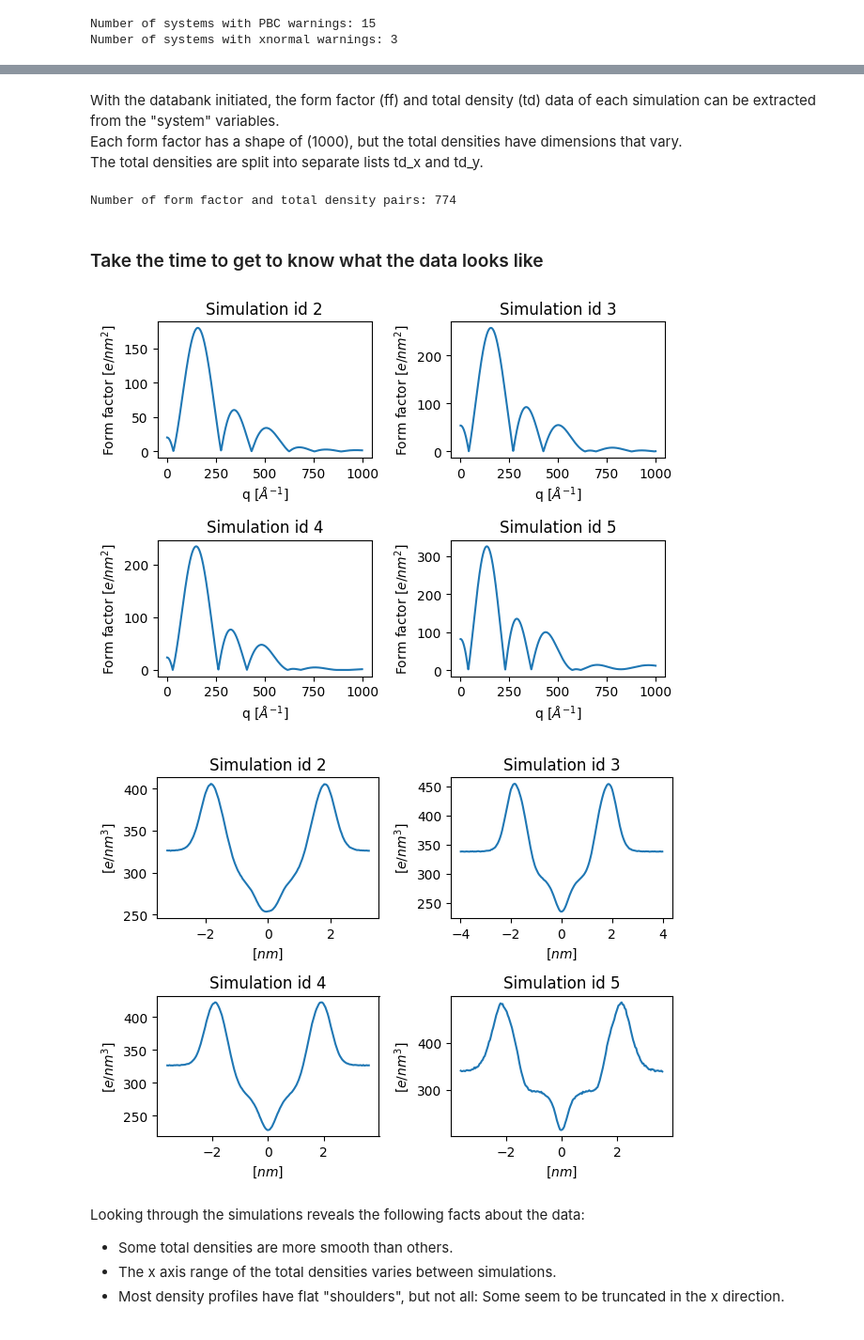
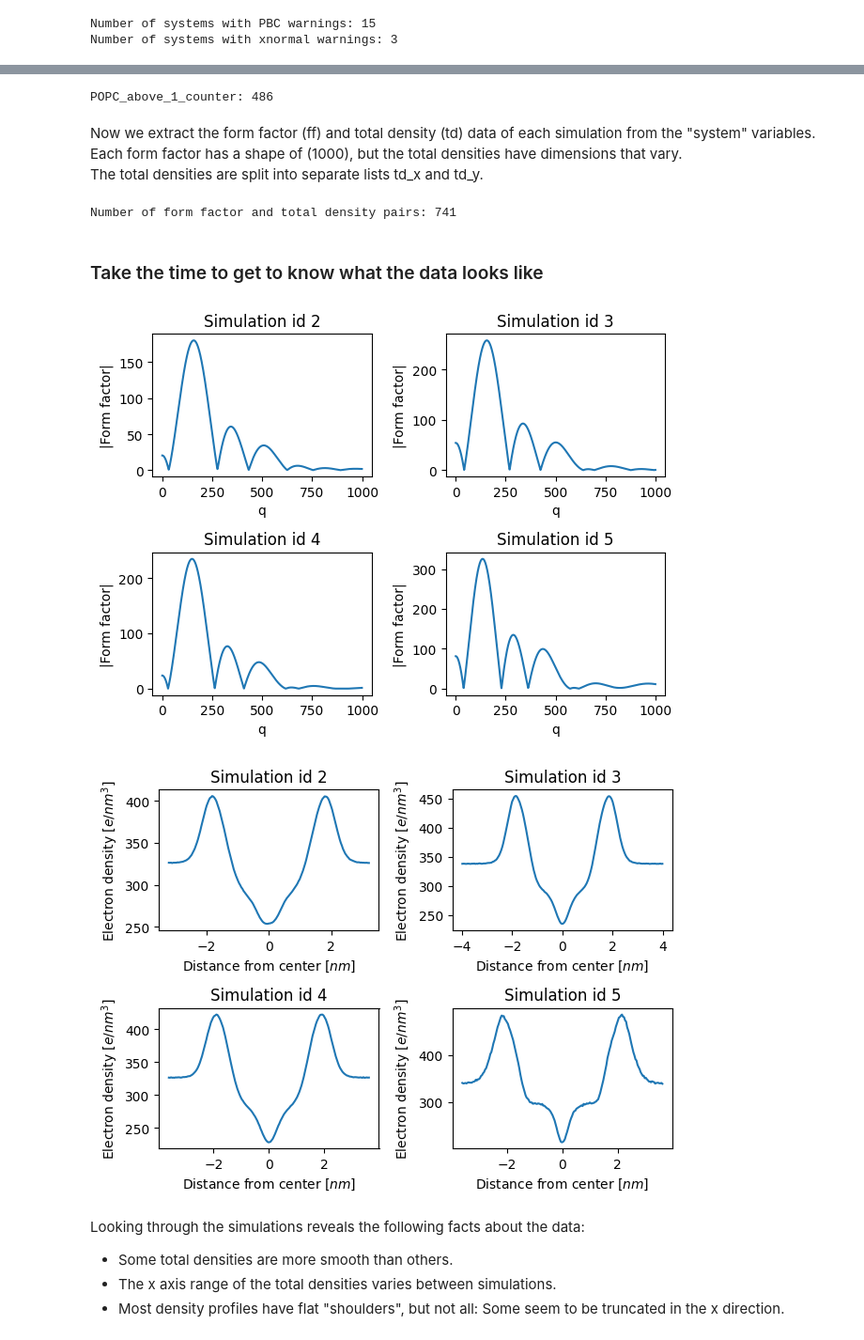
Before and after one commit to yetulaxman/databank-template, a Jupyter notebook: scripts/FormFactor_to_TotalDensity_model_training_walkthrough.ipynb, the cells around one changed output, grey strips where cells are left out. Shown at 94% size. Drawn from its saved outputs; the diff is of its cells as text; code cells hidden in the pictures.

Commit message:
Exclude on water lipid ratio

```diff
--- a/scripts/FormFactor_to_TotalDensity_model_training_walkthrough.ipynb
+++ b/scripts/FormFactor_to_TotalDensity_model_training_walkthrough.ipynb
@@ -83,5 +105,18 @@ Number of systems with xnormal warnings: 3
+# %%
+# POPC (This is currently not used for exclusion)
+POPC_above_1_counter = 0
+for system in systems:
+    POPC = getPOPC(system, databankPath)
+    if POPC is not None:
+        #print(POPC)
+        pass
+    if POPC is None or POPC > 1:
+        POPC_above_1_counter += 1
+print("POPC_above_1_counter:", POPC_above_1_counter)
+# %% [output]
+POPC_above_1_counter: 486
 # %% [markdown]
-With the databank initiated, the form factor (ff) and total density (td) data of each simulation can be extracted from the "system" variables.
+Now we extract the form factor (ff) and total density (td) data of each simulation from the "system" variables.
 Each form factor has a shape of (1000), but the total densities have dimensions that vary.
 The total densities are split into separate lists td_x and td_y.
 # %%
@@ -97,6 +132,8 @@ required_form_factor_dimension = 1000
 
 # Load form factors and total densities
 for system in systems:
+
+    # Exclude on warnings:
     if "WARNINGS" in system.keys() and type(system["WARNINGS"]) == dict:
         if "PBC" in system["WARNINGS"].keys():
             continue  # Skip system with PBC warnings
@@ -105,6 +142,16 @@ for system in systems:
             and system["WARNINGS"]["ORIENTATION"] == "x-normal"
         ):
             continue  # Skip system with x-normal orientation warnings
+
+    # Exclude on water to lipid ratio
+    try:
+        water_to_lipid_ratio = getHydrationLevel(system)
+    except Exception:
+        continue
+    if water_to_lipid_ratio <= water_to_lipid_ratio_threshold:
+        continue
+
+    # Load form factor and total density for the systems that pass the inclusion criteria
     FFsim, TDsim = getFormFactorAndTotalDensityPair(system, databankPath)
     if (
         isinstance(FFsim, list)
@@ -123,7 +170,6 @@ for system in systems:
         td_x_lengths.append(len(td_x))
         td_y_lengths.append(len(td_y))
 
-del systems
 assert (
     len(system_ids) == len(all_ff) == len(all_td_x) == len(all_td_y)
 )  # Be sure that there are as many form factors as total densitiess
@@ -133,7 +179,7 @@ assert (
 N_experiments = len(all_ff)
 print("Number of form factor and total density pairs:", N_experiments)
 # %% [output]
-Number of form factor and total density pairs: 774
+Number of form factor and total density pairs: 741
 # %%
 # Sort all lists by system id
 system_ids, all_ff, all_td_x, all_td_y, td_x_lengths, td_y_lengths = [
@@ -155,40 +201,40 @@ if "start_of_plotting" not in globals():
 # Plot four density profiles
 ff_fig, ff_axs = plt.subplots(nrows=2, ncols=2)
 # plt.suptitle("Form factors of simulations " + str(start_of_plotting) + " to " + str(start_of_plotting+3))
 ff_axs = ff_axs.flatten()
 
 td_fig, td_axs = plt.subplots(nrows=2, ncols=2)
-#plt.suptitle("Density profiles of simulations " + str(start_of_plotting) + " to " + str(start_of_plotting+3))
+# plt.suptitle("Density profiles of simulations " + str(start_of_plotting) + " to " + str(start_of_plotting+3))
 td_axs = td_axs.flatten()
 
-x_axis_label_ff = "q [" + r"$Å^{-1}$" + "]"
-y_axis_label_ff = "Form factor [" + r"$e/nm^2$" + "]"
-x_axis_label_td = "[" + r"$nm$" + "]"
-y_axis_label_td = "[" + r"$e/nm^3$" + "]"
+x_axis_label_ff = "q"
+y_axis_label_ff = "|Form factor|"
+x_axis_label_td = "Distance from center [" + r"$nm$" + "]"
+y_axis_label_td = "Electron density [" + r"$e/nm^3$" + "]"
 
 
 plot_index = 0
 for plot_counter, (system_id, x_vector, y_vector, ff_vector) in enumerate(
     zip(system_ids, all_td_x, all_td_y, all_ff)
 ):
     if plot_counter >= start_of_plotting:
         ff_axs[plot_index].plot(ff_vector)
         ff_axs[plot_index].set_title("Simulation id " + str(system_id))
         ff_axs[plot_index].set_xlabel(x_axis_label_ff)
         ff_axs[plot_index].set_ylabel(y_axis_label_ff)
         td_axs[plot_index].plot(x_vector, y_vector)
         td_axs[plot_index].set_xlabel(x_axis_label_td)
         td_axs[plot_index].set_ylabel(y_axis_label_td)
         td_axs[plot_index].set_title("Simulation id " + str(system_id))
         plot_index += 1
         if plot_index >= 4:
             start_of_plotting = plot_counter + 1
             break
 ff_fig.tight_layout()
 td_fig.tight_layout()
 # %% [output]
-[figure, old version]
+[figure, new version]
-[figure, old version]
+[figure, new version]
 # %% [markdown]
 Looking through the simulations reveals the following facts about the data:
 - Some total densities are more smooth than others.
```
Also changed, not shown: parts of 38 cells of this notebook, 1 other file.
